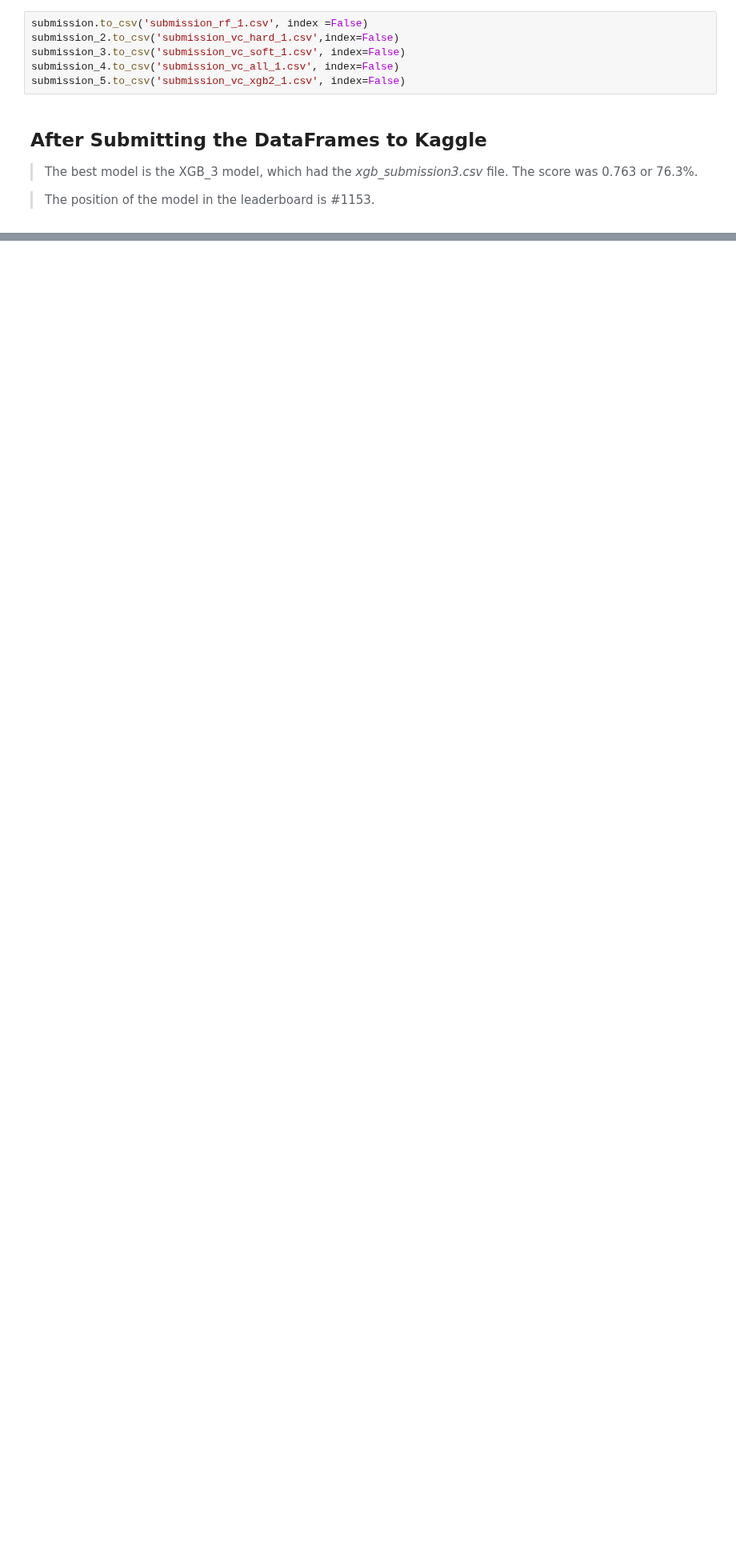
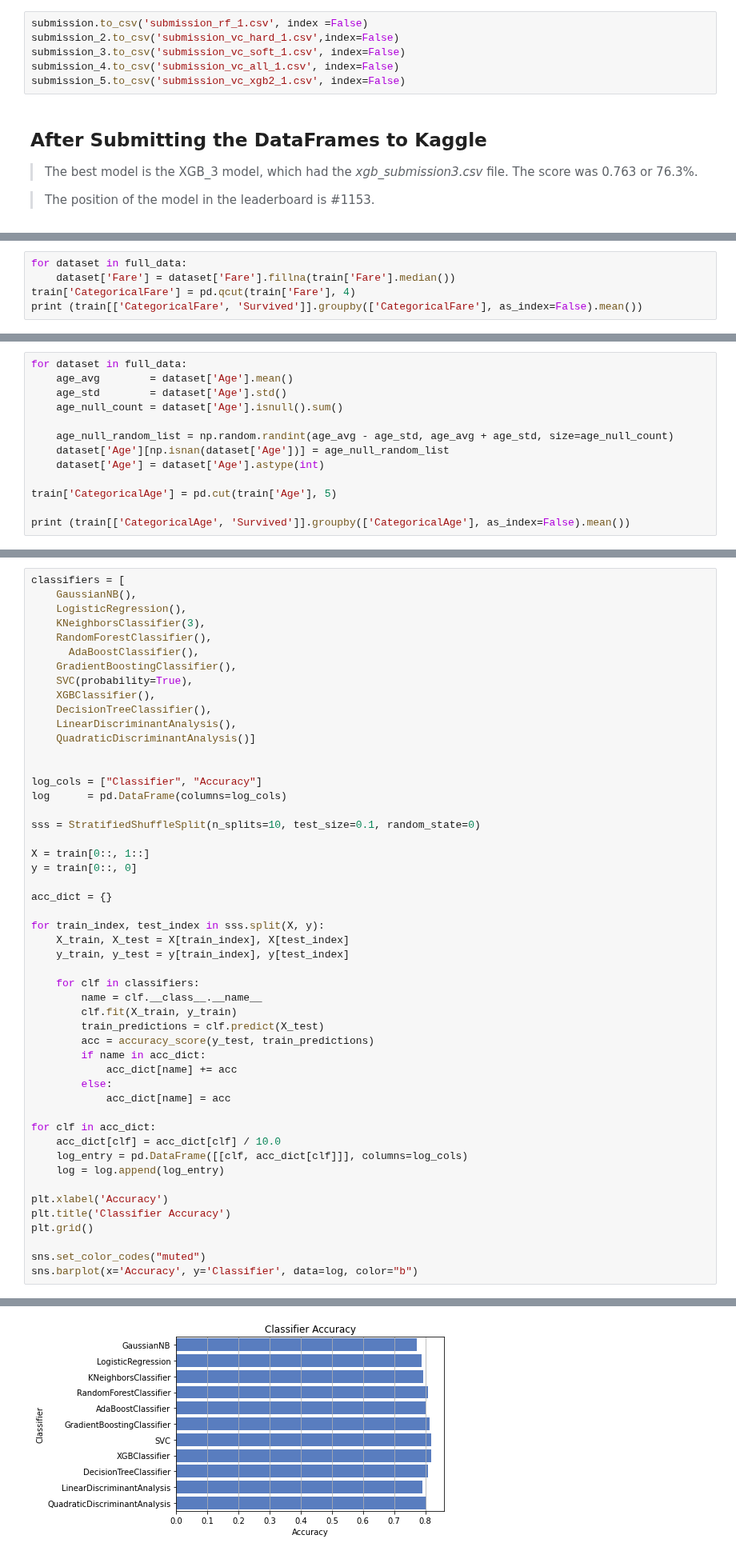
Before and after one commit to arghanath007/Data-Science, a Jupyter notebook: Titanic_survival_prediction/Titanic_Survived_Problem.ipynb, the cells around one changed output, grey strips where cells are left out. Shown at 80% size. Saved outputs shown, nothing was run; the diff lists cells and outputs as text; blank space fills up the shorter version.

Commit message:
Titanic Survival Prediction Updated

```diff
--- a/Titanic_survival_prediction/Titanic_Survived_Problem.ipynb
+++ b/Titanic_survival_prediction/Titanic_Survived_Problem.ipynb
@@ -781,0 +877,5 @@ submission_5.to_csv('submission_vc_xgb2_1.csv', index=False)
+# %%
+for dataset in full_data:
+    dataset['Fare'] = dataset['Fare'].fillna(train['Fare'].median())
+train['CategoricalFare'] = pd.qcut(train['Fare'], 4)
+print (train[['CategoricalFare', 'Survived']].groupby(['CategoricalFare'], as_index=False).mean())
@@ -781,0 +890,13 @@ submission_5.to_csv('submission_vc_xgb2_1.csv', index=False)
+# %%
+for dataset in full_data:
+    age_avg 	   = dataset['Age'].mean()
+    age_std 	   = dataset['Age'].std()
+    age_null_count = dataset['Age'].isnull().sum()
+
+    age_null_random_list = np.random.randint(age_avg - age_std, age_avg + age_std, size=age_null_count)
+    dataset['Age'][np.isnan(dataset['Age'])] = age_null_random_list
+    dataset['Age'] = dataset['Age'].astype(int)
+
+train['CategoricalAge'] = pd.cut(train['Age'], 5)
+
+print (train[['CategoricalAge', 'Survived']].groupby(['CategoricalAge'], as_index=False).mean())
@@ -781,0 +1016,51 @@ submission_5.to_csv('submission_vc_xgb2_1.csv', index=False)
+# %%
+classifiers = [
+    GaussianNB(),
+    LogisticRegression(),
+    KNeighborsClassifier(3),
+    RandomForestClassifier(),
+	  AdaBoostClassifier(),
+    GradientBoostingClassifier(),
+    SVC(probability=True),
+    XGBClassifier(),
+    DecisionTreeClassifier(),
+    LinearDiscriminantAnalysis(),
+    QuadraticDiscriminantAnalysis()]
+
+
+log_cols = ["Classifier", "Accuracy"]
+log 	 = pd.DataFrame(columns=log_cols)
+
+sss = StratifiedShuffleSplit(n_splits=10, test_size=0.1, random_state=0)
+
+X = train[0::, 1::]
+y = train[0::, 0]
+
+acc_dict = {}
+
+for train_index, test_index in sss.split(X, y):
+	X_train, X_test = X[train_index], X[test_index]
+	y_train, y_test = y[train_index], y[test_index]
+
+	for clf in classifiers:
+		name = clf.__class__.__name__
+		clf.fit(X_train, y_train)
+		train_predictions = clf.predict(X_test)
+		acc = accuracy_score(y_test, train_predictions)
+		if name in acc_dict:
+			acc_dict[name] += acc
+		else:
+			acc_dict[name] = acc
+
+for clf in acc_dict:
+	acc_dict[clf] = acc_dict[clf] / 10.0
+	log_entry = pd.DataFrame([[clf, acc_dict[clf]]], columns=log_cols)
+	log = log.append(log_entry)
+
+plt.xlabel('Accuracy')
+plt.title('Classifier Accuracy')
+plt.grid()
+
+sns.set_color_codes("muted")
+sns.barplot(x='Accuracy', y='Classifier', data=log, color="b")
+# %% [output]
@@ -781,0 +1068 @@ submission_5.to_csv('submission_vc_xgb2_1.csv', index=False)
+[figure, added]
```
Also changed, not shown: parts of 35 cells of this notebook, 2 other files.
